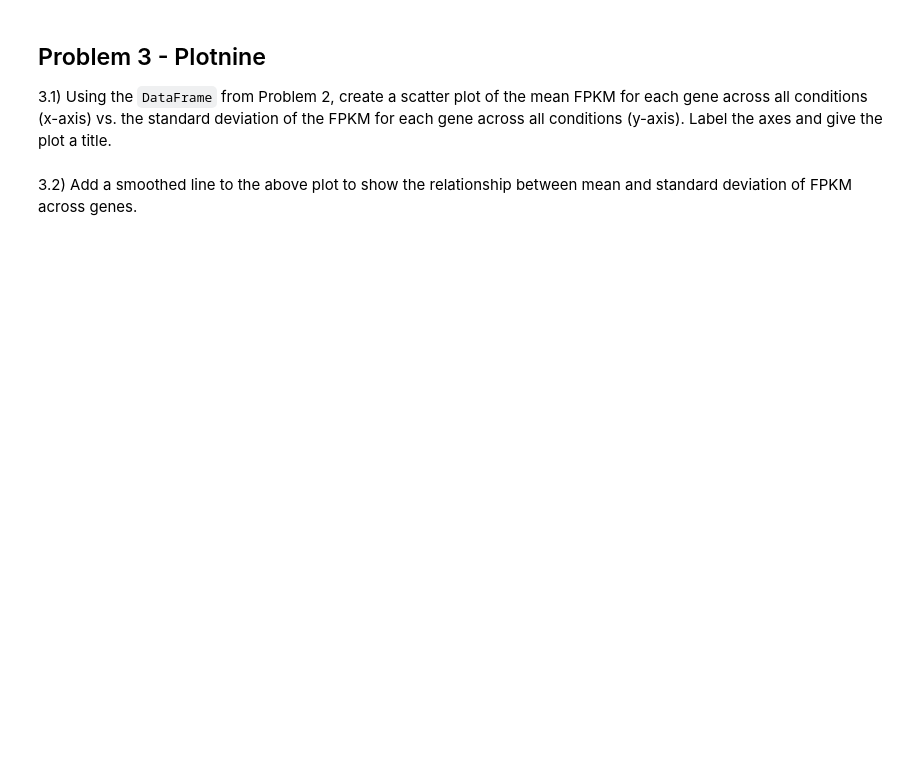
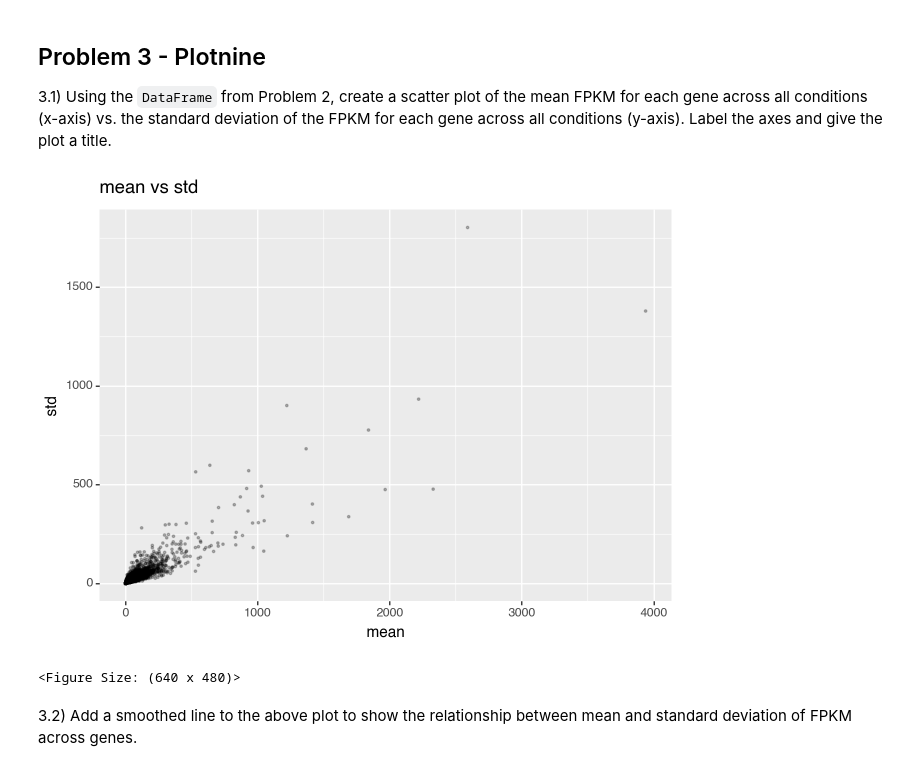
Before and after one commit to gofflab/quant_mol_neuro_2023, a Jupyter notebook: modules/module2/problemset/module2_problemset.ipynb, the cells around one changed output. Cells and saved outputs as stored; diff of their text form; code cells hidden in the pictures; blank space fills up the shorter version.

```diff
--- a/modules/module2/problemset/module2_problemset.ipynb
+++ b/modules/module2/problemset/module2_problemset.ipynb
@@ -62,3 +154,11 @@ For clarity, here's how the beginning of your transformed DataFrame should look:
 | gene3       | 9               | 10              | 11              | 12              |
 
 Upon completion of the transformation, validate the dimensions of your new DataFrame. It should have a shape of (37699, 24). Print out the shape and inspect the first few entries (using the head method) of your new DataFrame.
+# %%
+pivot = data.pivot_table(
+    index="tracking_id", columns=["condition", "replicate"], values="FPKM"
+)
+pivot.columns = [
+    f"{col[0]}_{col[1]}" for col in pivot.columns
+]  # technically, we need this to answer the question
+pivot
@@ -65,2 +180,6 @@ Upon completion of the transformation, validate the dimensions of your new DataF
 # %% [markdown]
 2.3) Calculate the average FPKM for each gene across all samples. Print the `head` of the resulting `Series`.
+# %%
+# mean = data.groupby('tracking_id').agg({'FPKM': ['mean']}).head()
+mean = pivot.mean(axis=1)
+mean.head()
@@ -67,2 +194,5 @@ Upon completion of the transformation, validate the dimensions of your new DataF
 # %% [markdown]
 2.4) Calculate the standard deviation of the FPKM for each gene across all samples. Print the `head` of the resulting `Series`.
+# %%
+std = pivot.std(axis=1)
+std.head()
@@ -76,5 +263,19 @@ Upon completion of the transformation, validate the dimensions of your new DataF
 ## Problem 3 - Plotnine
 
 3.1) Using the `DataFrame` from Problem 2, create a scatter plot of the mean FPKM for each gene across all conditions (x-axis) vs. the standard deviation of the FPKM for each gene across all conditions (y-axis). Label the axes and give the plot a title.
+# %%
+# create a scatter plot of the mean FPKM for each gene across all conditions (x-axis) vs. the standard deviation of the FPKM for each gene across all conditions (y-axis). Label the axes and give the plot a title.
+
+df = pd.DataFrame({"mean": mean, "std": std}).fillna(0)
+(
+    pn.ggplot(df, pn.aes(x="mean", y="std"))
+    + pn.geom_point(alpha=0.25, size=0.5)
+    + pn.xlab("mean")
+    + pn.ylab("std")
+    + pn.labs(title="mean vs std")
+)
+# %% [output]
+[figure, added]
+<Figure Size: (640 x 480)>
 # %% [markdown]
 3.2) Add a smoothed line to the above plot to show the relationship between mean and standard deviation of FPKM across genes.
```
Also changed, not shown: parts of 23 cells of this notebook, 1 other file.
